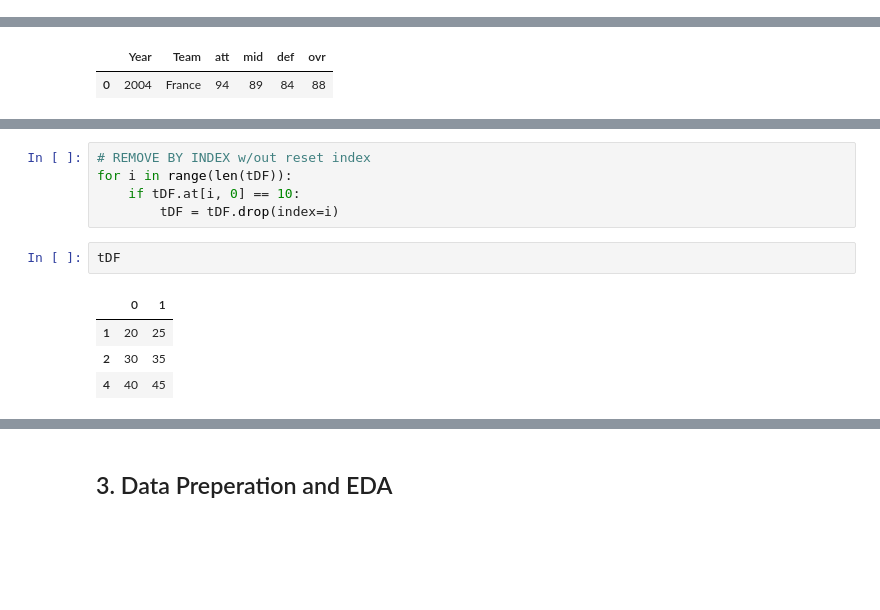
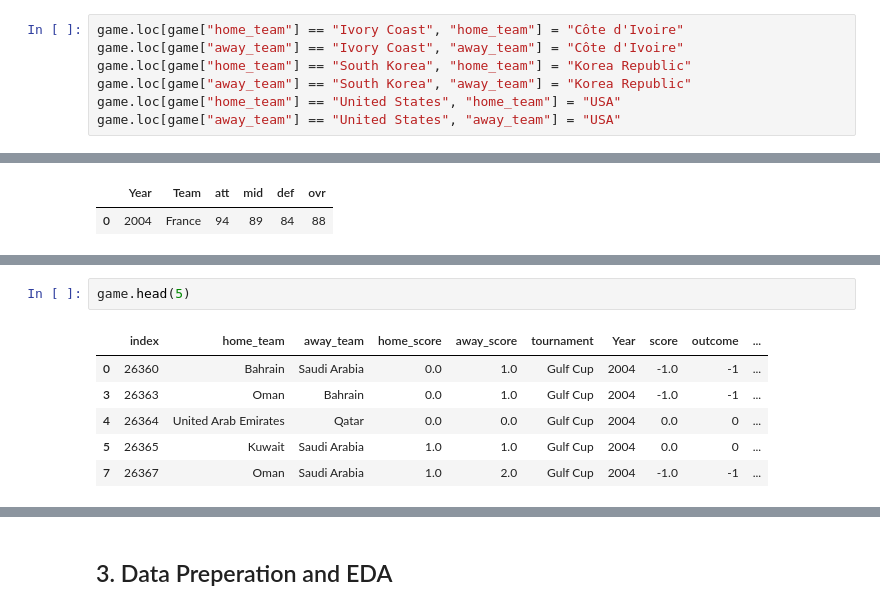
Before and after one commit to DavidHoffman11/WorldCupPredictor, a Jupyter notebook: world_cup_prediction.ipynb, the cells around one changed output, grey strips where cells are left out. Drawn from its saved outputs; the diff is of its cells as text; blank space fills up the shorter version.

Commit message:
got some models on the historic game data

```diff
--- a/world_cup_prediction.ipynb
+++ b/world_cup_prediction.ipynb
@@ -606,6 +606,13 @@ game.head(1)
 # %% [output]
 |  | home_team | away_team | home_score | away_score | tournament | Year | score | outcome |
 | 26360 | Bahrain | Saudi Arabia | 0.0 | 1.0 | Gulf Cup | 2004 | -1.0 | -1 |
+# %%
+game.loc[game["home_team"] == "Ivory Coast", "home_team"] = "Côte d'Ivoire"
+game.loc[game["away_team"] == "Ivory Coast", "away_team"] = "Côte d'Ivoire"
+game.loc[game["home_team"] == "South Korea", "home_team"] = "Korea Republic"
+game.loc[game["away_team"] == "South Korea", "away_team"] = "Korea Republic"
+game.loc[game["home_team"] == "United States", "home_team"] = "USA"
+game.loc[game["away_team"] == "United States", "away_team"] = "USA"
 # %%
 game.loc[game["home_team"] == "Ivory Coast", "home_team"] = "Côte d'Ivoire"
 game.loc[game["away_team"] == "Ivory Coast", "away_team"] = "Côte d'Ivoire"
@@ -784,12 +787,9 @@ tDF
-# %%
-# REMOVE BY INDEX w/out reset index
-for i in range(len(tDF)):
-    if tDF.at[i, 0] == 10:
-        tDF = tDF.drop(index=i)
-# %%
-tDF
-# %% [output]
-|  | 0 | 1 |
-| 1 | 20 | 25 |
-| 2 | 30 | 35 |
-| 4 | 40 | 45 |
+# %%
+game.head(5)
+# %% [output]
+|  | index | home_team | away_team | home_score | away_score | tournament | Year | score | outcome | ... |
+| 0 | 26360 | Bahrain | Saudi Arabia | 0.0 | 1.0 | Gulf Cup | 2004 | -1.0 | -1 | ... |
+| 3 | 26363 | Oman | Bahrain | 0.0 | 1.0 | Gulf Cup | 2004 | -1.0 | -1 | ... |
+| 4 | 26364 | United Arab Emirates | Qatar | 0.0 | 0.0 | Gulf Cup | 2004 | 0.0 | 0 | ... |
+| 5 | 26365 | Kuwait | Saudi Arabia | 1.0 | 1.0 | Gulf Cup | 2004 | 0.0 | 0 | ... |
+| 7 | 26367 | Oman | Saudi Arabia | 1.0 | 2.0 | Gulf Cup | 2004 | -1.0 | -1 | ... |
```
Also changed, not shown: parts of 27 cells of this notebook.
